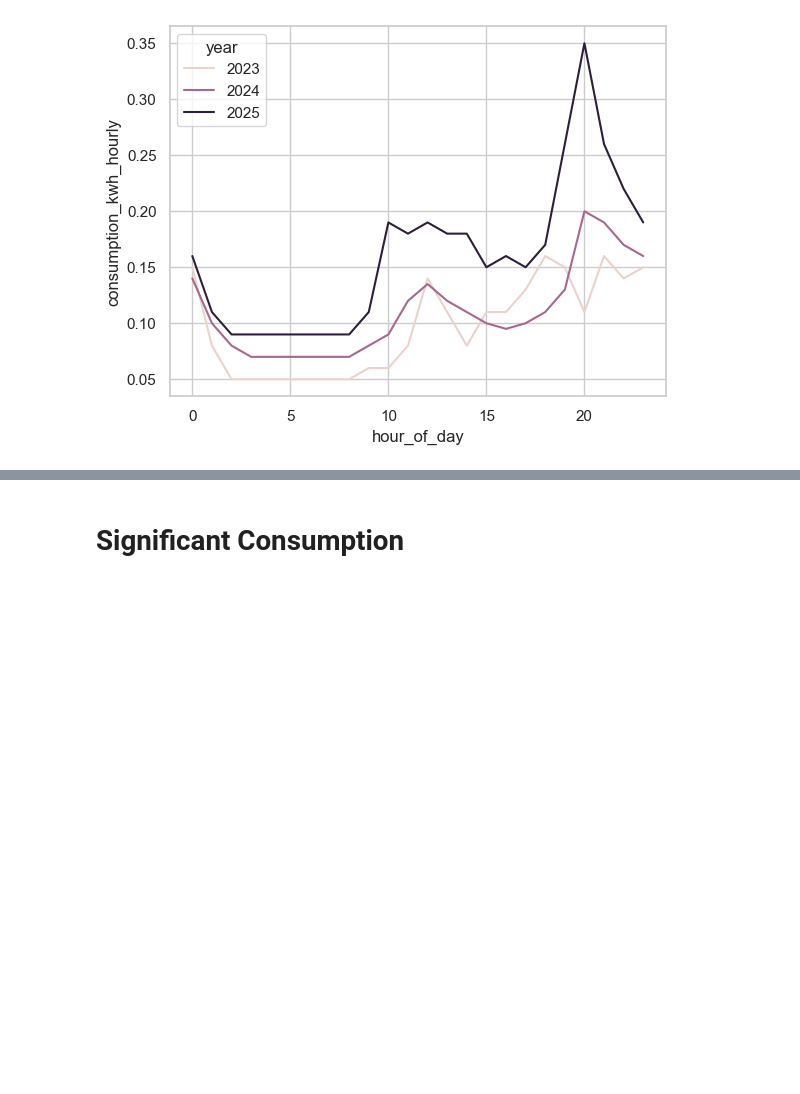
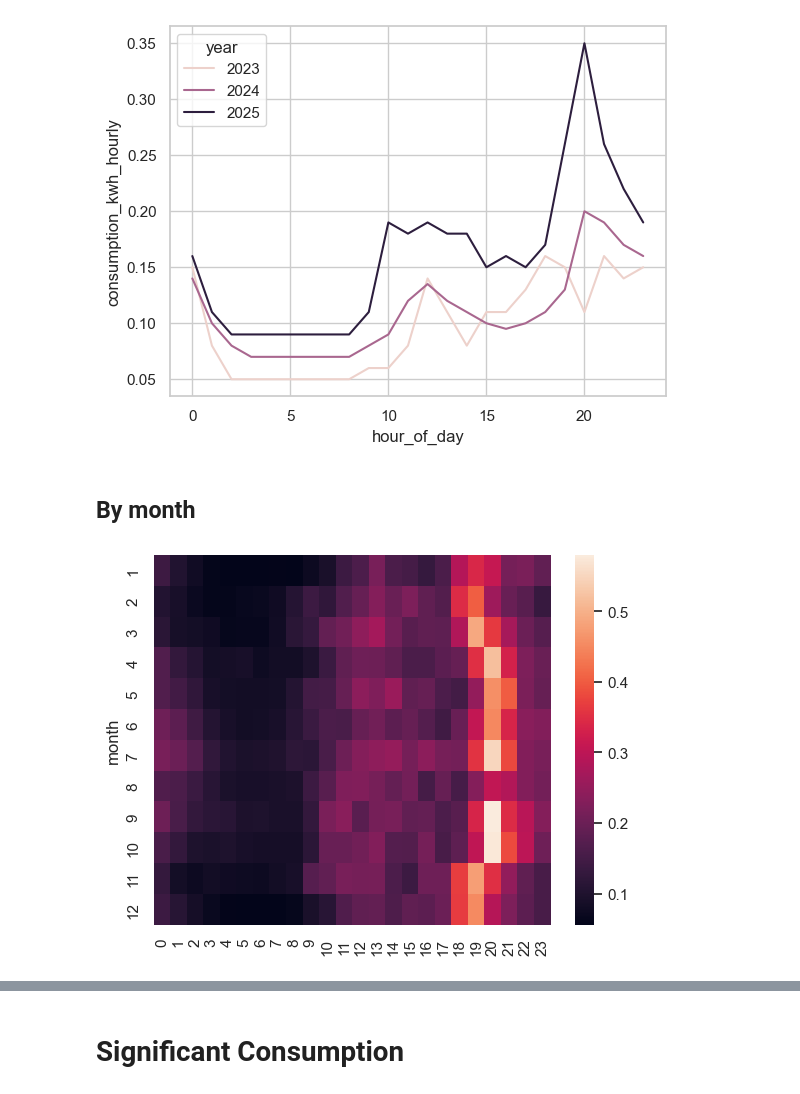
Before and after one commit to wizDs/predictive-modeling, a Jupyter notebook: notebooks/analysis.ipynb, the cells around one changed output, grey strips where cells are left out. Cells and saved outputs as stored; diff of their text form; code cells hidden in the pictures; blank space fills up the shorter version.

```diff
--- a/notebooks/analysis.ipynb
+++ b/notebooks/analysis.ipynb
@@ -116,3 +116,23 @@ sns.lineplot(
 );
 # %% [output]
 [figure]
+# %% [markdown]
+## By month
+# %%
+df = (
+    joined_df
+    .filter(pl.col(Column.HOURLY_CONSUMPTION) > 0)
+    .group_by(FeatureColumn.MONTH, FeatureColumn.HOUR_OF_DAY)
+    .agg(pl.mean(Column.HOURLY_CONSUMPTION))
+    .sort(FeatureColumn.MONTH, FeatureColumn.HOUR_OF_DAY)
+    .pivot(
+        on=FeatureColumn.HOUR_OF_DAY,
+        index=FeatureColumn.MONTH,
+        values=Column.HOURLY_CONSUMPTION
+    )
+    .to_pandas()
+    .set_index(FeatureColumn.MONTH)
+)
+sns.heatmap(df);
+# %% [output]
+[figure, added]
```
Also changed, not shown: parts of 2 cells of this notebook.
